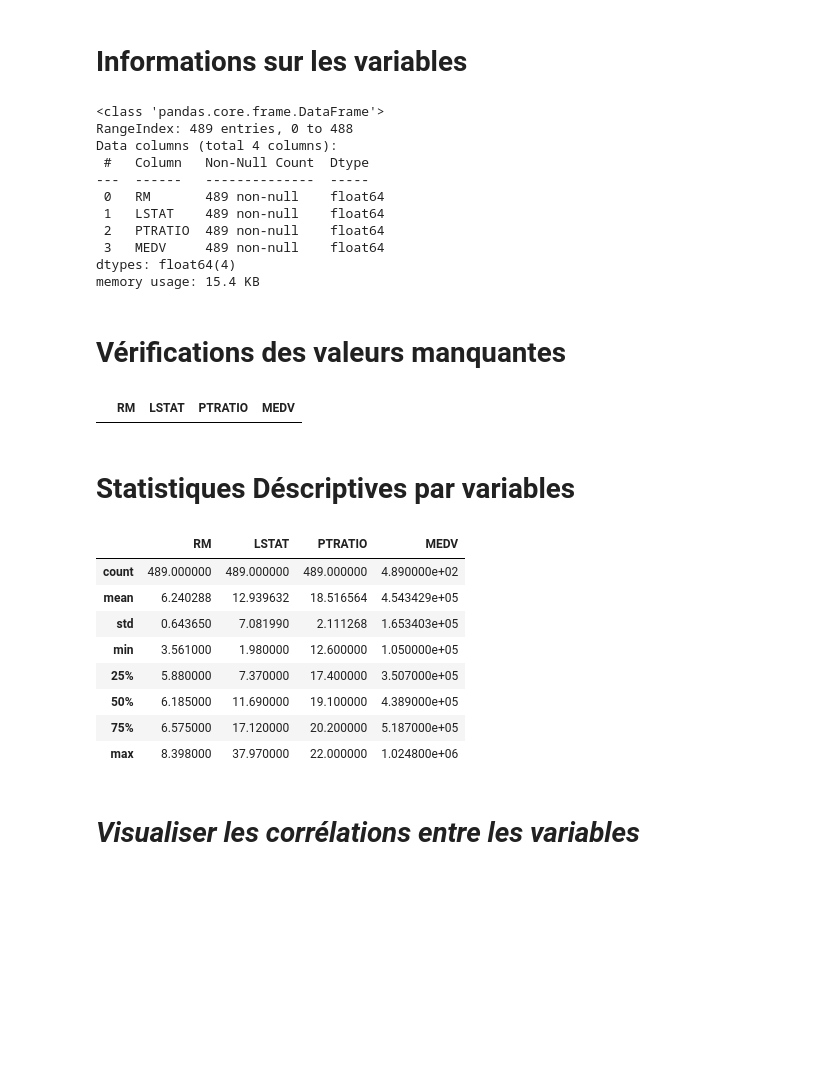
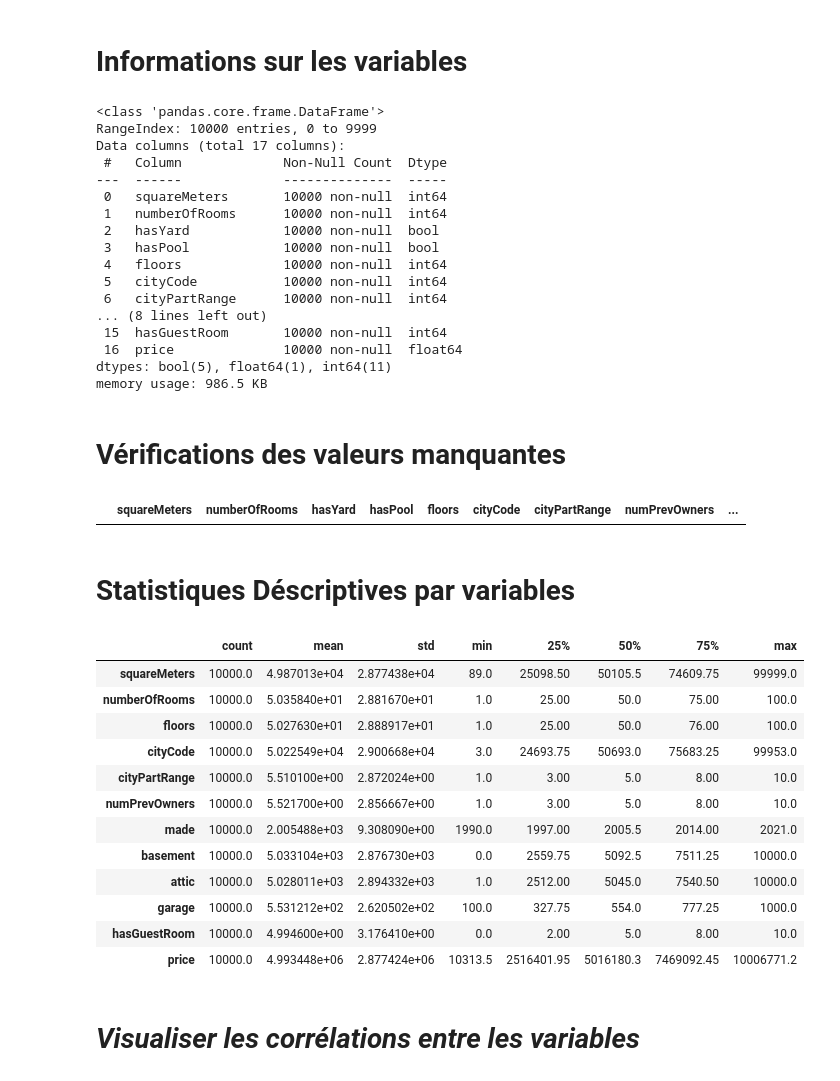
Before and after one commit to bigirimanainnocent12/Machine-Learning, a Jupyter notebook: prix_de_l'immobilier_en_fonction.ipynb, the cells around one changed output. Saved outputs shown, nothing was run; the diff lists cells and outputs as text; code cells hidden in the pictures; blank space fills up the shorter version.

```diff
--- a/prix_de_l'immobilier_en_fonction.ipynb
+++ b/prix_de_l'immobilier_en_fonction.ipynb
@@ -49,0 +47,18 @@ df
+# %%
+import kagglehub
+
+# Download latest version
+CHEMIN = kagglehub.dataset_download("mssmartypants/paris-housing-price-prediction")
+
+print("Path to dataset files:", CHEMIN)
+
+# Trouver le fichier CSV dans le répertoire téléchargé
+for filename in os.listdir(CHEMIN):
+    if filename.endswith(".csv"):
+        # Use CHEMIN instead of chemin here to correctly construct the path
+        csv_file_path = os.path.join(CHEMIN, filename)
+        break  # Arrêter après avoir trouvé le premier fichier CSV
+
+# Lire le fichier CSV
+df = pd.read_csv(csv_file_path)
+df.head()
@@ -50,38 +74,50 @@ df
 # %% [markdown]
 # **Informations sur les variables**
+# %%
+df[["hasYard","hasPool","isNewBuilt","hasStormProtector","hasStorageRoom"]]=df[["hasYard","hasPool","isNewBuilt","hasStormProtector","hasStorageRoom"]].astype(bool)
 # %%
 df.info()
 # %% [output]
 <class 'pandas.core.frame.DataFrame'>
-RangeIndex: 489 entries, 0 to 488
-Data columns (total 4 columns):
- #   Column   Non-Null Count  Dtype
----  ------   --------------  -----
- 0   RM       489 non-null    float64
- 1   LSTAT    489 non-null    float64
- 2   PTRATIO  489 non-null    float64
- 3   MEDV     489 non-null    float64
-dtypes: float64(4)
-memory usage: 15.4 KB
+RangeIndex: 10000 entries, 0 to 9999
+Data columns (total 17 columns):
+ #   Column             Non-Null Count  Dtype
+---  ------             --------------  -----
+ 0   squareMeters       10000 non-null  int64
+ 1   numberOfRooms      10000 non-null  int64
+ 2   hasYard            10000 non-null  bool
+ 3   hasPool            10000 non-null  bool
+ 4   floors             10000 non-null  int64
+ 5   cityCode           10000 non-null  int64
+ 6   cityPartRange      10000 non-null  int64
+... (8 lines left out)
+ 15  hasGuestRoom       10000 non-null  int64
+ 16  price              10000 non-null  float64
+dtypes: bool(5), float64(1), int64(11)
+memory usage: 986.5 KB
 # %% [markdown]
 # **Vérifications des valeurs manquantes**
 # %%
 df[df.isnull().any(axis=1)]
 # %% [output]
-|  | RM | LSTAT | PTRATIO | MEDV |
+|  | squareMeters | numberOfRooms | hasYard | hasPool | floors | cityCode | cityPartRange | numPrevOwners | ... |
 # %% [markdown]
 # **Statistiques Déscriptives par variables**
 # %%
-df.describe()
+df.describe().transpose()
 # %% [output]
-|  | RM | LSTAT | PTRATIO | MEDV |
-| count | 489.000000 | 489.000000 | 489.000000 | 4.890000e+02 |
-| mean | 6.240288 | 12.939632 | 18.516564 | 4.543429e+05 |
-| std | 0.643650 | 7.081990 | 2.111268 | 1.653403e+05 |
-| min | 3.561000 | 1.980000 | 12.600000 | 1.050000e+05 |
-| 25% | 5.880000 | 7.370000 | 17.400000 | 3.507000e+05 |
-| 50% | 6.185000 | 11.690000 | 19.100000 | 4.389000e+05 |
-| 75% | 6.575000 | 17.120000 | 20.200000 | 5.187000e+05 |
-| max | 8.398000 | 37.970000 | 22.000000 | 1.024800e+06 |
+|  | count | mean | std | min | 25% | 50% | 75% | max |
+| squareMeters | 10000.0 | 4.987013e+04 | 2.877438e+04 | 89.0 | 25098.50 | 50105.5 | 74609.75 | 99999.0 |
+| numberOfRooms | 10000.0 | 5.035840e+01 | 2.881670e+01 | 1.0 | 25.00 | 50.0 | 75.00 | 100.0 |
+| floors | 10000.0 | 5.027630e+01 | 2.888917e+01 | 1.0 | 25.00 | 50.0 | 76.00 | 100.0 |
+| cityCode | 10000.0 | 5.022549e+04 | 2.900668e+04 | 3.0 | 24693.75 | 50693.0 | 75683.25 | 99953.0 |
+| cityPartRange | 10000.0 | 5.510100e+00 | 2.872024e+00 | 1.0 | 3.00 | 5.0 | 8.00 | 10.0 |
+| numPrevOwners | 10000.0 | 5.521700e+00 | 2.856667e+00 | 1.0 | 3.00 | 5.0 | 8.00 | 10.0 |
+| made | 10000.0 | 2.005488e+03 | 9.308090e+00 | 1990.0 | 1997.00 | 2005.5 | 2014.00 | 2021.0 |
+| basement | 10000.0 | 5.033104e+03 | 2.876730e+03 | 0.0 | 2559.75 | 5092.5 | 7511.25 | 10000.0 |
+| attic | 10000.0 | 5.028011e+03 | 2.894332e+03 | 1.0 | 2512.00 | 5045.0 | 7540.50 | 10000.0 |
+| garage | 10000.0 | 5.531212e+02 | 2.620502e+02 | 100.0 | 327.75 | 554.0 | 777.25 | 1000.0 |
+| hasGuestRoom | 10000.0 | 4.994600e+00 | 3.176410e+00 | 0.0 | 2.00 | 5.0 | 8.00 | 10.0 |
+| price | 10000.0 | 4.993448e+06 | 2.877424e+06 | 10313.5 | 2516401.95 | 5016180.3 | 7469092.45 | 10006771.2 |
 # %% [markdown]
 # ***Visualiser les corrélations entre les variables***
```
Also changed, not shown: parts of 19 cells of this notebook.
